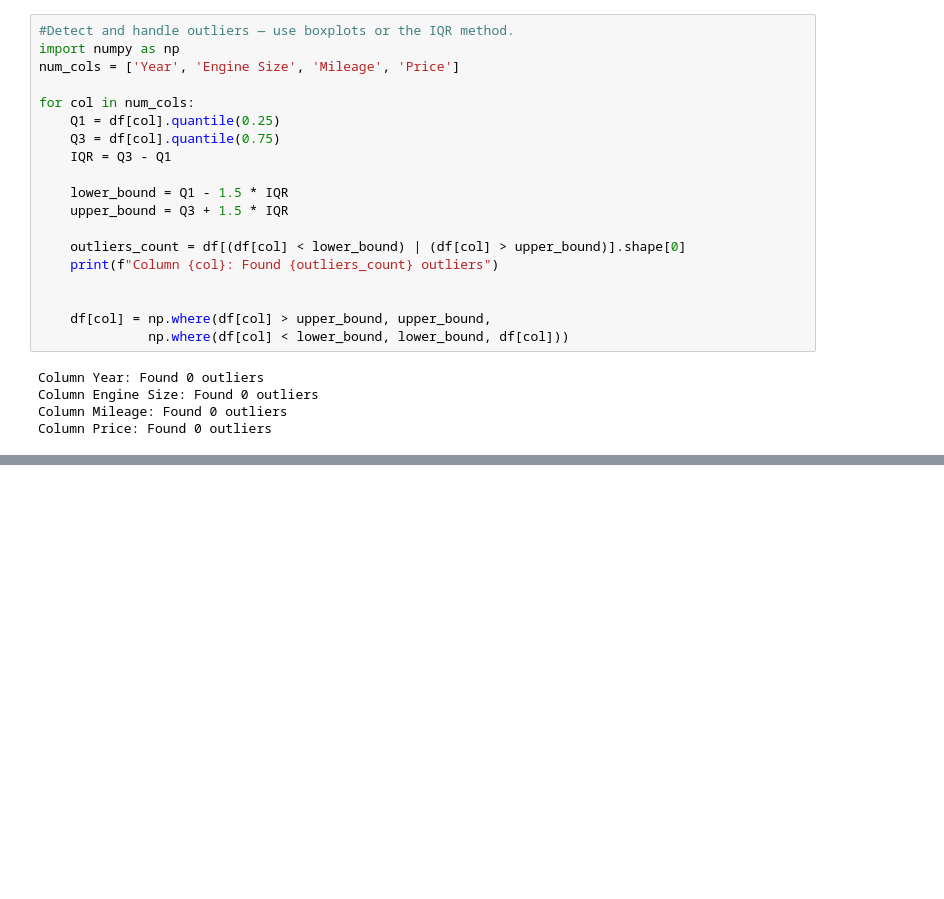
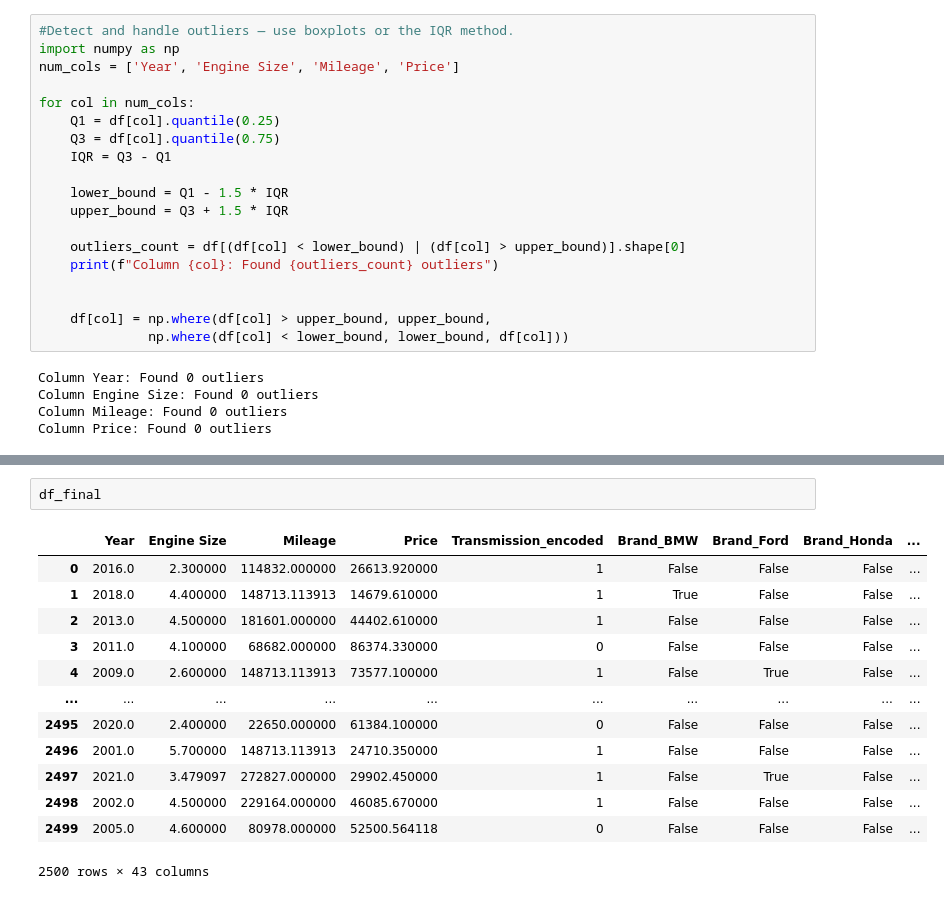
Before and after one commit to Ahmed-Elsom5raty/car-price-analysis, a Jupyter notebook: ass1.ipynb, the cells around one changed output, grey strips where cells are left out. Drawn from its saved outputs; the diff is of its cells as text; blank space fills up the shorter version.

```diff
--- a/ass1.ipynb
+++ b/ass1.ipynb
@@ -180,0 +181,16 @@ plt.show()
+# %%
+df_final
+# %% [output]
+|  | Year | Engine Size | Mileage | Price | Transmission_encoded | Brand_BMW | Brand_Ford | Brand_Honda | ... |
+| 0 | 2016.0 | 2.300000 | 114832.000000 | 26613.920000 | 1 | False | False | False | ... |
+| 1 | 2018.0 | 4.400000 | 148713.113913 | 14679.610000 | 1 | True | False | False | ... |
+| 2 | 2013.0 | 4.500000 | 181601.000000 | 44402.610000 | 1 | False | False | False | ... |
+| 3 | 2011.0 | 4.100000 | 68682.000000 | 86374.330000 | 0 | False | False | False | ... |
+| 4 | 2009.0 | 2.600000 | 148713.113913 | 73577.100000 | 1 | False | True | False | ... |
+| ... | ... | ... | ... | ... | ... | ... | ... | ... | ... |
+| 2495 | 2020.0 | 2.400000 | 22650.000000 | 61384.100000 | 0 | False | False | False | ... |
+| 2496 | 2001.0 | 5.700000 | 148713.113913 | 24710.350000 | 1 | False | False | False | ... |
+| 2497 | 2021.0 | 3.479097 | 272827.000000 | 29902.450000 | 1 | False | True | False | ... |
+| 2498 | 2002.0 | 4.500000 | 229164.000000 | 46085.670000 | 1 | False | False | False | ... |
+| 2499 | 2005.0 | 4.600000 | 80978.000000 | 52500.564118 | 0 | False | False | False | ... |
+2500 rows × 43 columns
```
Also changed, not shown: parts of 11 cells of this notebook, 2 other files.
